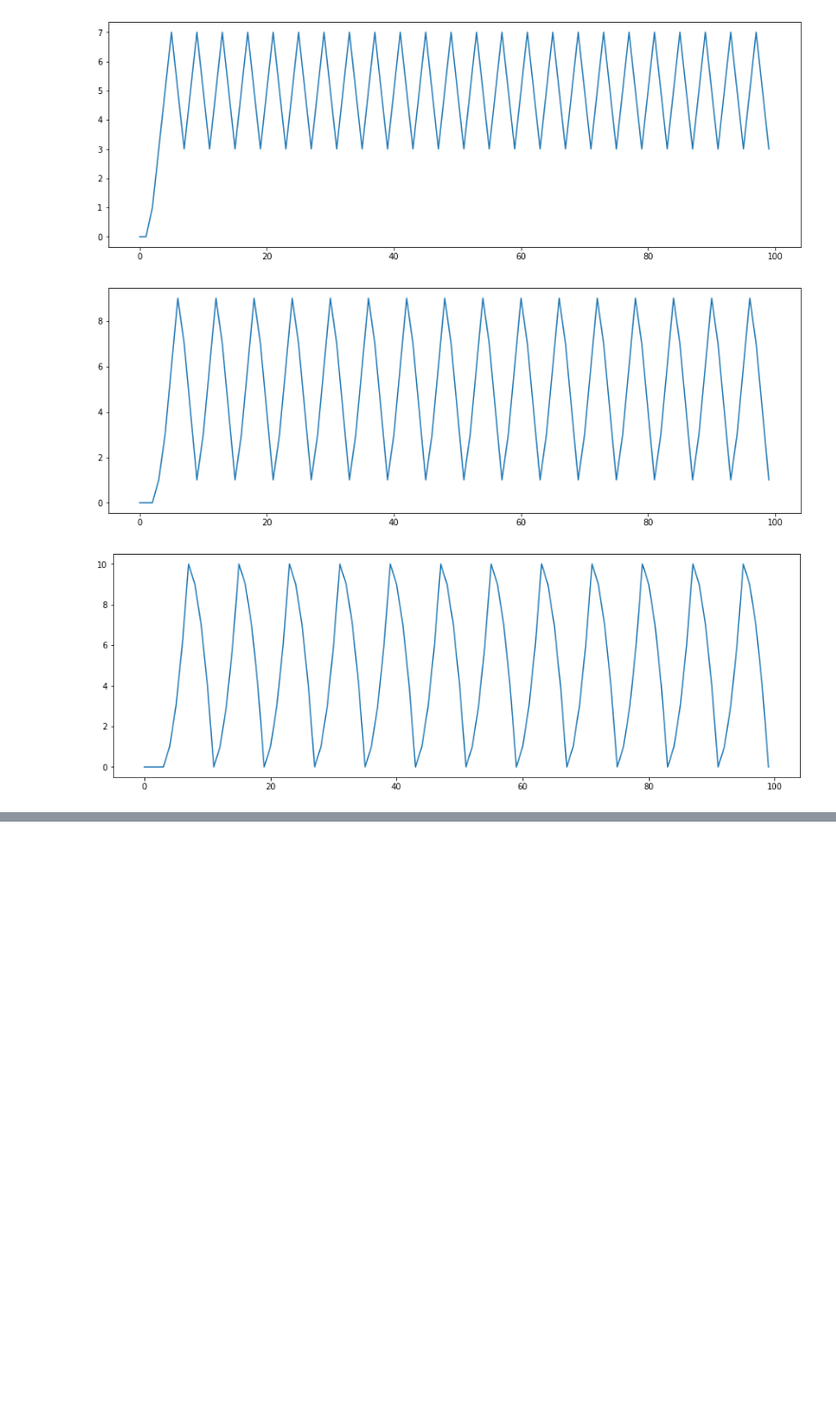
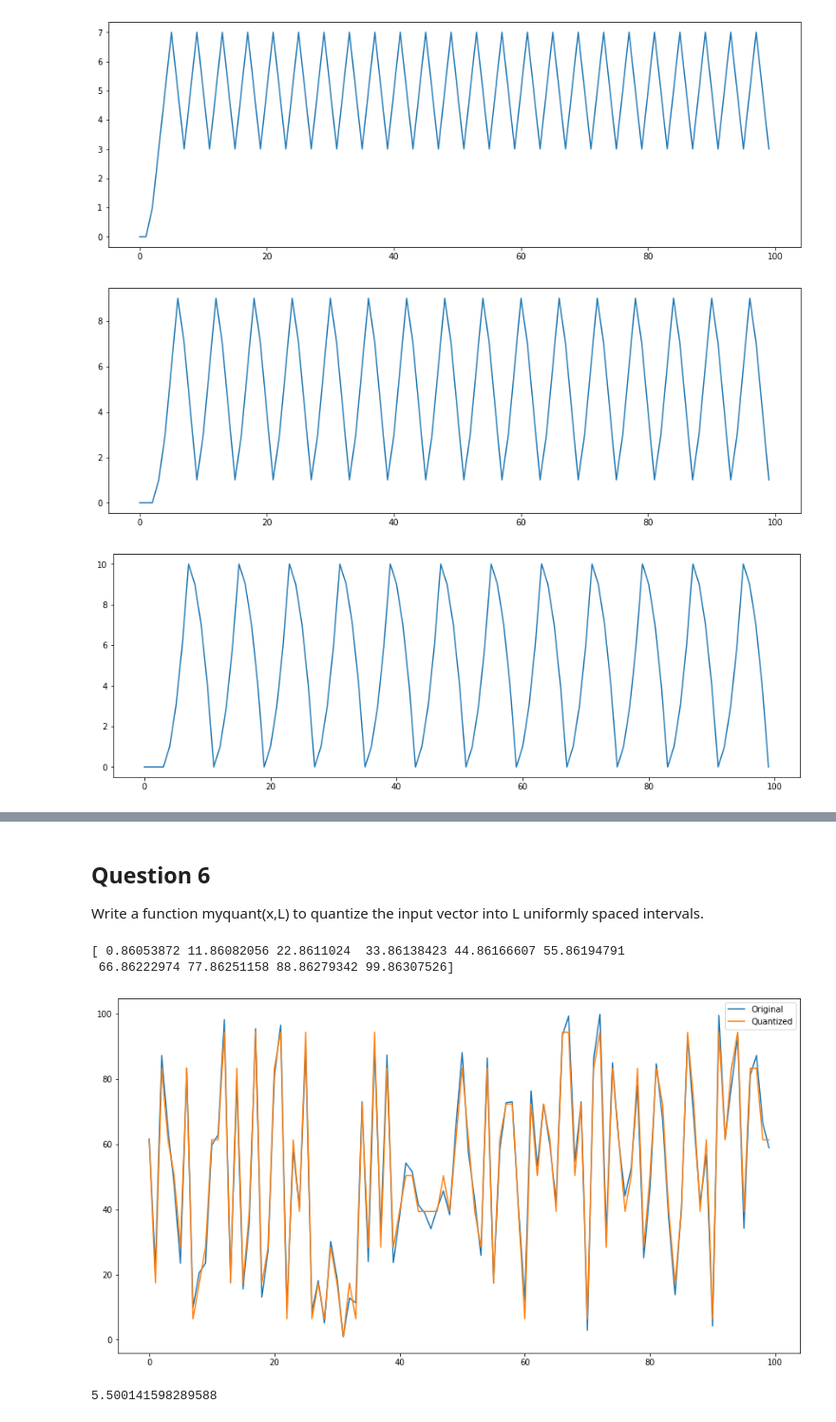
Before and after one commit to Bhavnicksm/dsp_lab_notebooks, a Jupyter notebook: EE333_Lab_2.ipynb, the cells around one changed output, grey strips where cells are left out. Shown at 95% size. Saved outputs shown, nothing was run; the diff lists cells and outputs as text; code cells hidden in the pictures; blank space fills up the shorter version.

```diff
--- a/EE333_Lab_2.ipynb
+++ b/EE333_Lab_2.ipynb
@@ -173,0 +174,42 @@ Sample your voice at 8kHz for 2 seconds and pass it through an arbitrary, length
+# %% [markdown]
+## Question 6
+Write a function myquant(x,L) to quantize the input vector into L uniformly spaced intervals.
+# %%
+x = np.random.rand(100)*100
+# %%
+def myquant(x,L, mode= 'avg'):
+  x =  np.asarray(x, dtype=np.float32)
+  min_x = min(x)
+  max_x = max(x)
+
+  lvls = np.linspace(min_x,max_x,num=L)
+  y = []
+
+  for val in x:
+    i = np.argmax(val <= lvls)
+
+    if mode == 'avg':
+      y.append(((lvls[i]+lvls[i-1])/2) if i>0 else min_x)
+    elif mode == 'min':
+      y.append(lvls[i-1] if i>0 else min_x)
+
+  return {"levels":lvls, "output":y}
+# %%
+out = myquant(x,10, mode='avg')
+# %%
+print(out['levels'])
+# %% [output]
+[ 0.86053872 11.86082056 22.8611024  33.86138423 44.86166607 55.86194791
+ 66.86222974 77.86251158 88.86279342 99.86307526]
+# %%
+plt.figure(figsize=(15,8))
+plt.plot(x, label='Original')
+plt.plot(out['output'], label='Quantized')
+plt.legend()
+plt.show()
+# %% [output]
+[figure, added]
+# %%
+print(max(x-out['output']))
+# %% [output]
+5.500141598289588
```
Also changed, not shown: parts of 2 cells of this notebook.
